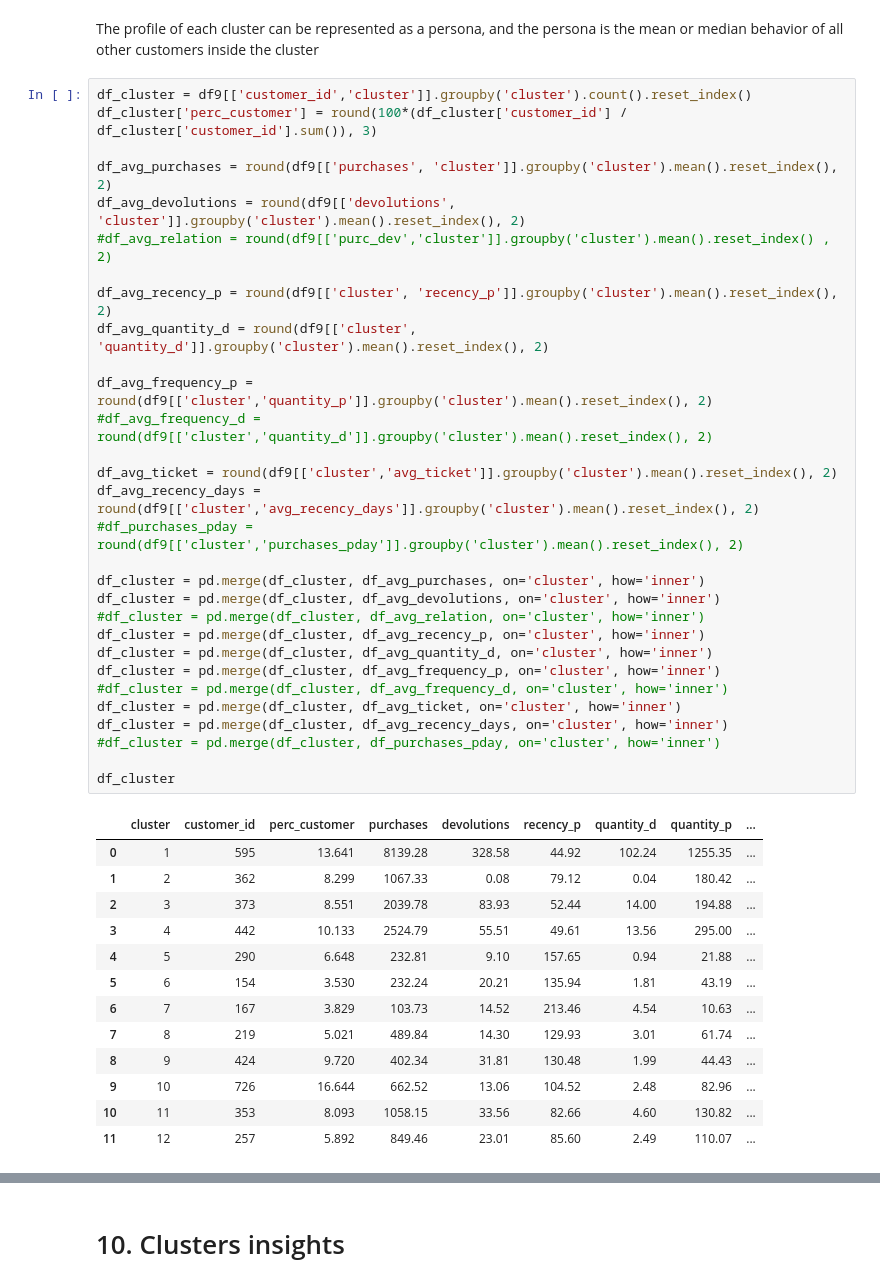
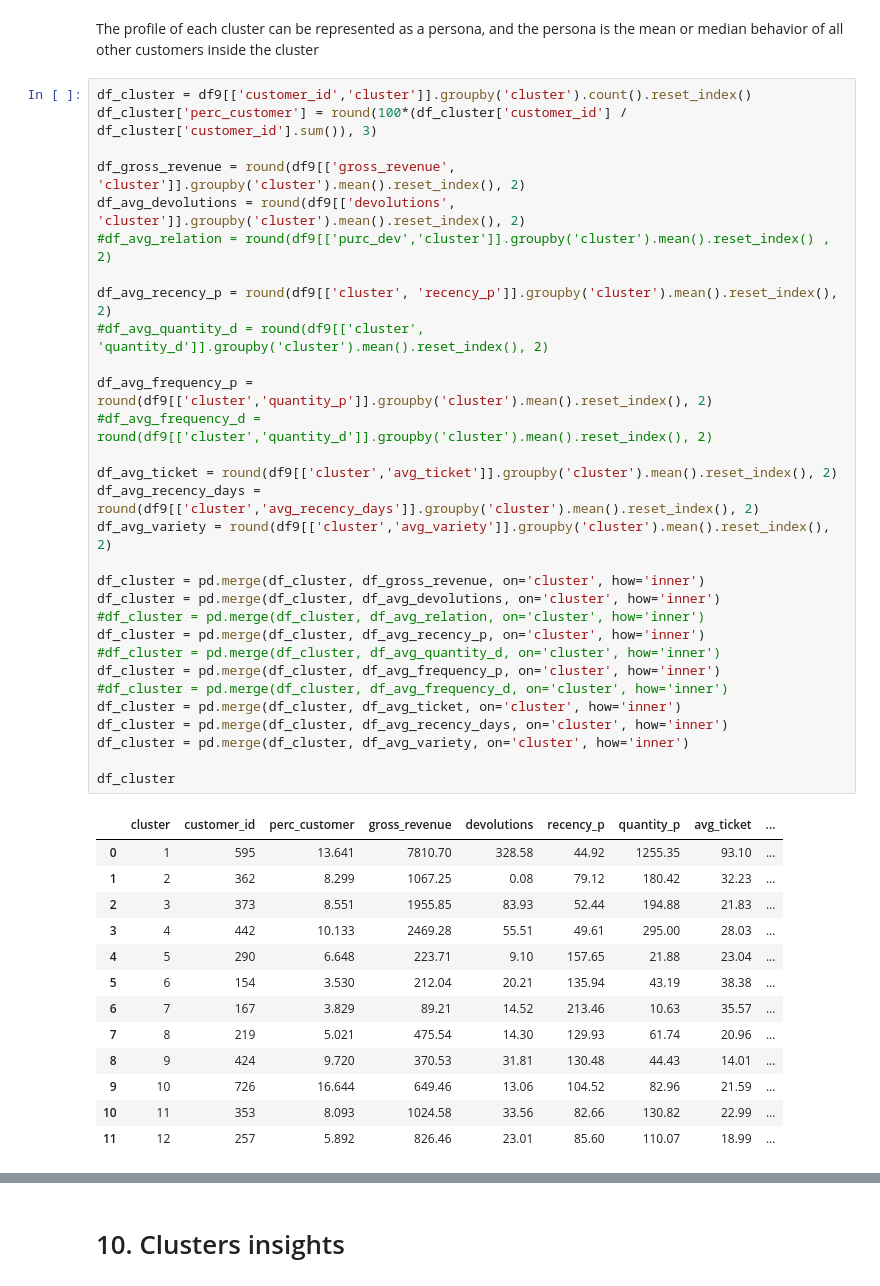
Before and after one commit to pedropscf/3-insiders-clustering, a Jupyter notebook: notebooks/m10-insiders-clustering.ipynb, the cells around one changed output, grey strips where cells are left out. Saved outputs shown, nothing was run; the diff lists cells and outputs as text.

```diff
--- a/notebooks/m10-insiders-clustering.ipynb
+++ b/notebooks/m10-insiders-clustering.ipynb
@@ -1621,44 +1561,44 @@ The profile of each cluster can be represented as a persona, and the persona is
 # %%
 df_cluster = df9[['customer_id','cluster']].groupby('cluster').count().reset_index()
 df_cluster['perc_customer'] = round(100*(df_cluster['customer_id'] / df_cluster['customer_id'].sum()), 3)
 
-df_avg_purchases = round(df9[['purchases', 'cluster']].groupby('cluster').mean().reset_index(), 2)
+df_gross_revenue = round(df9[['gross_revenue', 'cluster']].groupby('cluster').mean().reset_index(), 2)
 df_avg_devolutions = round(df9[['devolutions', 'cluster']].groupby('cluster').mean().reset_index(), 2)
 #df_avg_relation = round(df9[['purc_dev','cluster']].groupby('cluster').mean().reset_index() , 2)
 
 df_avg_recency_p = round(df9[['cluster', 'recency_p']].groupby('cluster').mean().reset_index(), 2)
-df_avg_quantity_d = round(df9[['cluster', 'quantity_d']].groupby('cluster').mean().reset_index(), 2)
+#df_avg_quantity_d = round(df9[['cluster', 'quantity_d']].groupby('cluster').mean().reset_index(), 2)
 
 df_avg_frequency_p = round(df9[['cluster','quantity_p']].groupby('cluster').mean().reset_index(), 2)
 #df_avg_frequency_d = round(df9[['cluster','quantity_d']].groupby('cluster').mean().reset_index(), 2)
 
 df_avg_ticket = round(df9[['cluster','avg_ticket']].groupby('cluster').mean().reset_index(), 2)
 df_avg_recency_days = round(df9[['cluster','avg_recency_days']].groupby('cluster').mean().reset_index(), 2)
-#df_purchases_pday = round(df9[['cluster','purchases_pday']].groupby('cluster').mean().reset_index(), 2)
+df_avg_variety = round(df9[['cluster','avg_variety']].groupby('cluster').mean().reset_index(), 2)
 
-df_cluster = pd.merge(df_cluster, df_avg_purchases, on='cluster', how='inner')
+df_cluster = pd.merge(df_cluster, df_gross_revenue, on='cluster', how='inner')
 df_cluster = pd.merge(df_cluster, df_avg_devolutions, on='cluster', how='inner')
 #df_cluster = pd.merge(df_cluster, df_avg_relation, on='cluster', how='inner')
 df_cluster = pd.merge(df_cluster, df_avg_recency_p, on='cluster', how='inner')
-df_cluster = pd.merge(df_cluster, df_avg_quantity_d, on='cluster', how='inner')
+#df_cluster = pd.merge(df_cluster, df_avg_quantity_d, on='cluster', how='inner')
 df_cluster = pd.merge(df_cluster, df_avg_frequency_p, on='cluster', how='inner')
 #df_cluster = pd.merge(df_cluster, df_avg_frequency_d, on='cluster', how='inner')
 df_cluster = pd.merge(df_cluster, df_avg_ticket, on='cluster', how='inner')
 df_cluster = pd.merge(df_cluster, df_avg_recency_days, on='cluster', how='inner')
-#df_cluster = pd.merge(df_cluster, df_purchases_pday, on='cluster', how='inner')
+df_cluster = pd.merge(df_cluster, df_avg_variety, on='cluster', how='inner')
 
 df_cluster
 # %% [output]
-|  | cluster | customer_id | perc_customer | purchases | devolutions | recency_p | quantity_d | quantity_p | ... |
-| 0 | 1 | 595 | 13.641 | 8139.28 | 328.58 | 44.92 | 102.24 | 1255.35 | ... |
-| 1 | 2 | 362 | 8.299 | 1067.33 | 0.08 | 79.12 | 0.04 | 180.42 | ... |
-| 2 | 3 | 373 | 8.551 | 2039.78 | 83.93 | 52.44 | 14.00 | 194.88 | ... |
-| 3 | 4 | 442 | 10.133 | 2524.79 | 55.51 | 49.61 | 13.56 | 295.00 | ... |
-| 4 | 5 | 290 | 6.648 | 232.81 | 9.10 | 157.65 | 0.94 | 21.88 | ... |
-| 5 | 6 | 154 | 3.530 | 232.24 | 20.21 | 135.94 | 1.81 | 43.19 | ... |
-| 6 | 7 | 167 | 3.829 | 103.73 | 14.52 | 213.46 | 4.54 | 10.63 | ... |
-| 7 | 8 | 219 | 5.021 | 489.84 | 14.30 | 129.93 | 3.01 | 61.74 | ... |
-| 8 | 9 | 424 | 9.720 | 402.34 | 31.81 | 130.48 | 1.99 | 44.43 | ... |
-| 9 | 10 | 726 | 16.644 | 662.52 | 13.06 | 104.52 | 2.48 | 82.96 | ... |
-| 10 | 11 | 353 | 8.093 | 1058.15 | 33.56 | 82.66 | 4.60 | 130.82 | ... |
-| 11 | 12 | 257 | 5.892 | 849.46 | 23.01 | 85.60 | 2.49 | 110.07 | ... |
+|  | cluster | customer_id | perc_customer | gross_revenue | devolutions | recency_p | quantity_p | avg_ticket | ... |
+| 0 | 1 | 595 | 13.641 | 7810.70 | 328.58 | 44.92 | 1255.35 | 93.10 | ... |
+| 1 | 2 | 362 | 8.299 | 1067.25 | 0.08 | 79.12 | 180.42 | 32.23 | ... |
+| 2 | 3 | 373 | 8.551 | 1955.85 | 83.93 | 52.44 | 194.88 | 21.83 | ... |
+| 3 | 4 | 442 | 10.133 | 2469.28 | 55.51 | 49.61 | 295.00 | 28.03 | ... |
+| 4 | 5 | 290 | 6.648 | 223.71 | 9.10 | 157.65 | 21.88 | 23.04 | ... |
+| 5 | 6 | 154 | 3.530 | 212.04 | 20.21 | 135.94 | 43.19 | 38.38 | ... |
+| 6 | 7 | 167 | 3.829 | 89.21 | 14.52 | 213.46 | 10.63 | 35.57 | ... |
+| 7 | 8 | 219 | 5.021 | 475.54 | 14.30 | 129.93 | 61.74 | 20.96 | ... |
+| 8 | 9 | 424 | 9.720 | 370.53 | 31.81 | 130.48 | 44.43 | 14.01 | ... |
+| 9 | 10 | 726 | 16.644 | 649.46 | 13.06 | 104.52 | 82.96 | 21.59 | ... |
+| 10 | 11 | 353 | 8.093 | 1024.58 | 33.56 | 82.66 | 130.82 | 22.99 | ... |
+| 11 | 12 | 257 | 5.892 | 826.46 | 23.01 | 85.60 | 110.07 | 18.99 | ... |
```
Also changed, not shown: parts of 47 cells of this notebook.
